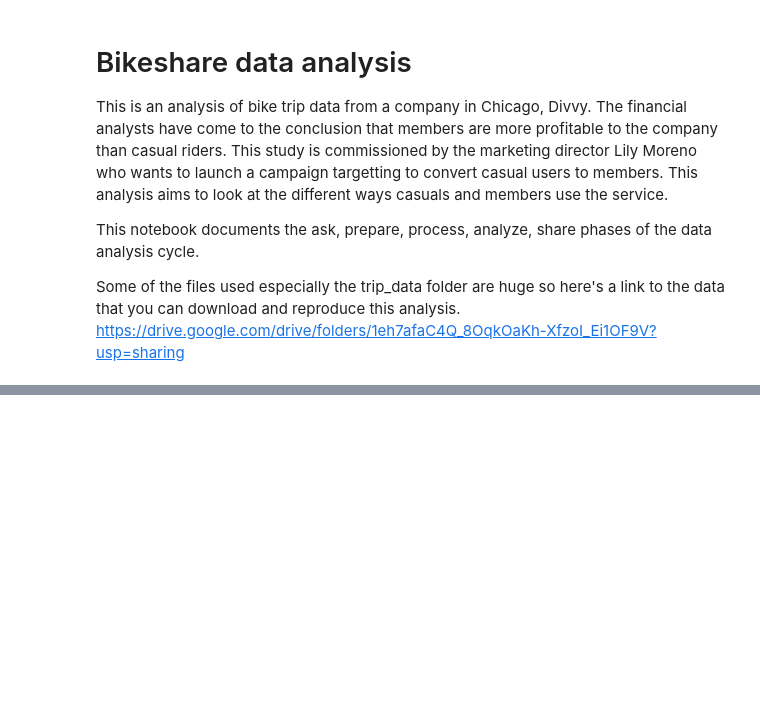
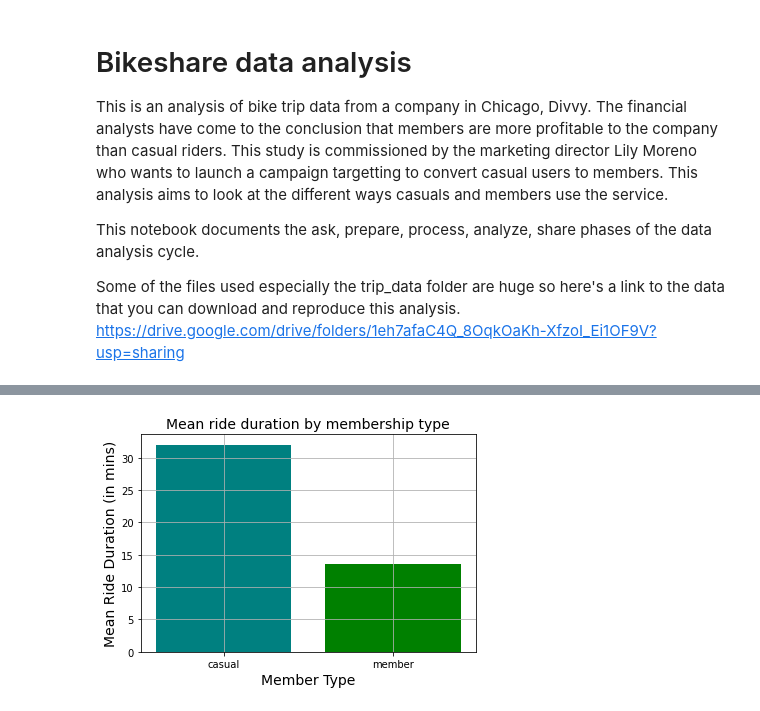
Before and after one commit to DanielStai/bikeshare-analysis, a Jupyter notebook: divvy.ipynb, the cells around one changed output, grey strips where cells are left out. Cells and saved outputs as stored; diff of their text form; code cells hidden in the pictures; blank space fills up the shorter version.

```diff
--- a/divvy.ipynb
+++ b/divvy.ipynb
@@ -109,10 +110,12 @@ negative_trip_length = clean_subset_of_modified_data[clean_subset_of_modified_da
 clean_subset_of_modified_data.drop(clean_subset_of_modified_data[clean_subset_of_modified_data['duration'] < 0].index, inplace = True)
 # %%
 #We can calculate a few more descriptive statistics based on member type and duration. We'll also save the same as a csv files in the results directory
-mean_duration_by_membership_type = member_duration.groupby('member_type').mean()
+mean_duration_by_membership_type = member_duration.groupby('member_type', as_index=False).mean()
+
+mean_duration_by_membership_type['mean_duration_in_mins'] = (mean_duration_by_membership_type['duration'])/60
 mean_duration_by_membership_type.to_csv(r'C:\Users\Stai Ndirangu\Desktop\divvy\results\mean_duration_by_membership_type.csv', index=True)
 
-median_duration_by_membership_type = member_duration.groupby('member_type').median()
+median_duration_by_membership_type = member_duration.groupby('member_type', as_index=False).median()
 median_duration_by_membership_type.to_csv(r'C:\Users\Stai Ndirangu\Desktop\divvy\results\median_duration_by_membership_type.csv', index=True)
 # %%
 #We now want to get the daily ridership data by member type and duration and save the same to a csv file
@@ -122,0 +140,11 @@ sum_of_duration_by_dayofweek.to_csv(r'C:\Users\Stai Ndirangu\Desktop\divvy\resul
+# %%
+#Lets visualize the mean of ride duration by member type
+bar2_colors = ['teal','green']
+plt.bar(mean_duration_by_membership_type['member_type'], mean_duration_by_membership_type['mean_duration_in_mins'], color=bar2_colors)
+plt.title('Mean ride duration by membership type', fontsize=14)
+plt.xlabel('Member Type', fontsize=14)
+plt.ylabel('Mean Ride Duration (in mins)', fontsize=14)
+plt.grid(True)
+plt.show()
+# %% [output]
+[figure, added]
```
Also changed, not shown: parts of 5 cells of this notebook, 4 other files.
